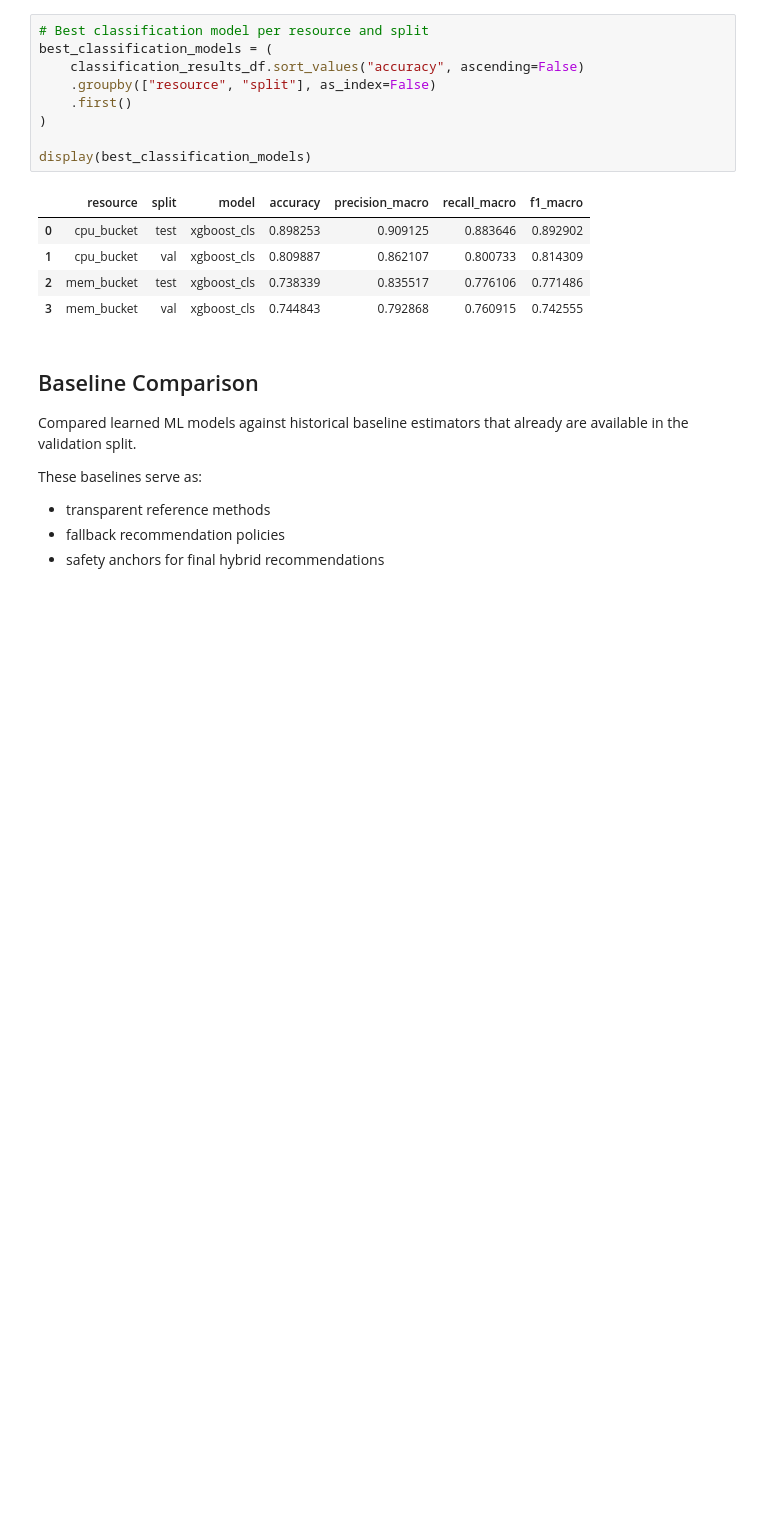
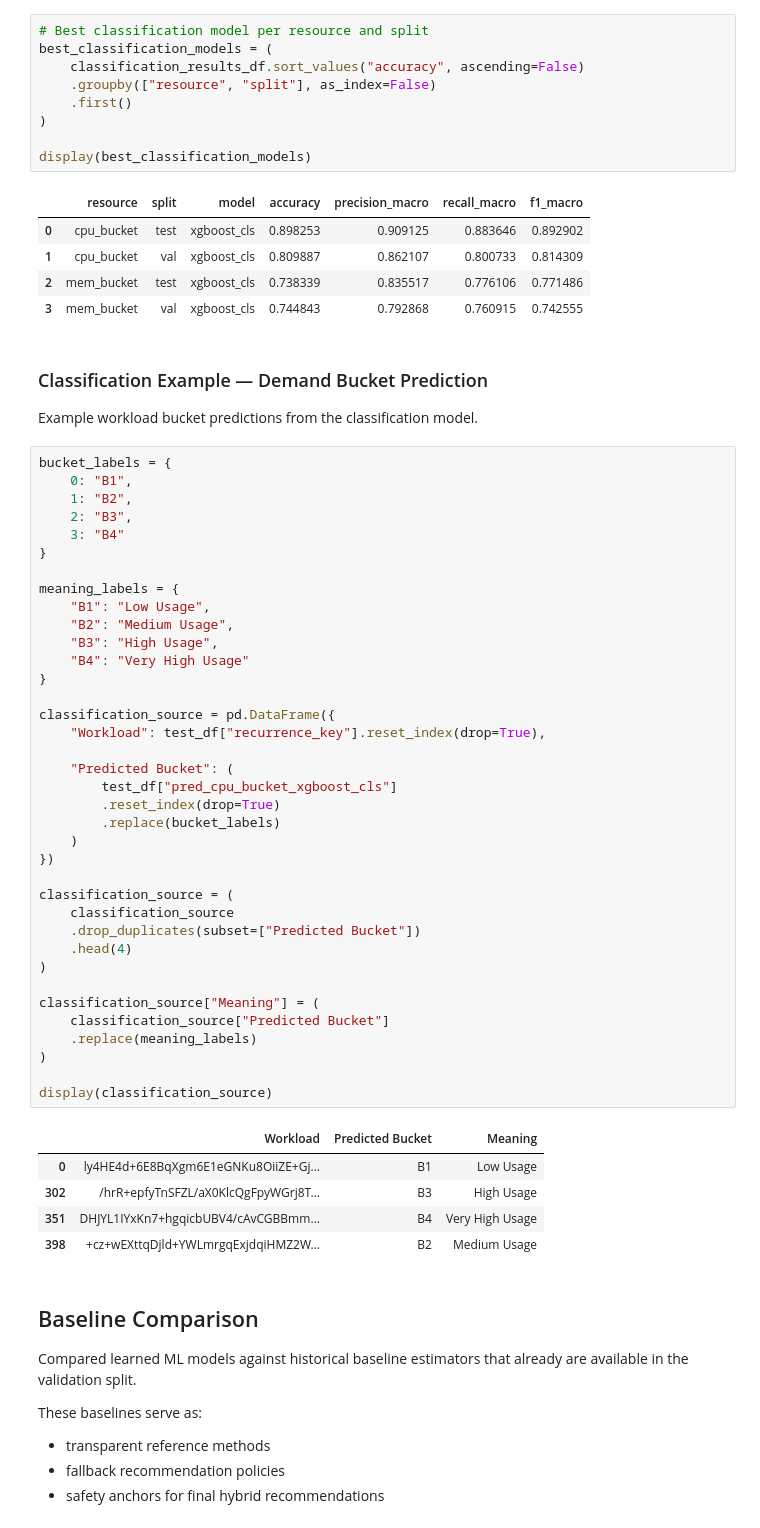
Before and after one commit to sonalilonkar1/masters-project, a Jupyter notebook: notebooks/subset/subset-05-ml-prediction.ipynb, the cells around one changed output. Drawn from its saved outputs; the diff is of its cells as text; blank space fills up the shorter version.

```diff
--- a/notebooks/subset/subset-05-ml-prediction.ipynb
+++ b/notebooks/subset/subset-05-ml-prediction.ipynb
@@ -714,6 +714,52 @@ display(best_classification_models)
 | 1 | cpu_bucket | val | xgboost_cls | 0.809887 | 0.862107 | 0.800733 | 0.814309 |
 | 2 | mem_bucket | test | xgboost_cls | 0.738339 | 0.835517 | 0.776106 | 0.771486 |
 | 3 | mem_bucket | val | xgboost_cls | 0.744843 | 0.792868 | 0.760915 | 0.742555 |
+# %% [markdown]
+### Classification Example — Demand Bucket Prediction
+Example workload bucket predictions from the classification model.
+# %%
+bucket_labels = {
+    0: "B1",
+    1: "B2",
+    2: "B3",
+    3: "B4"
+}
+
+meaning_labels = {
+    "B1": "Low Usage",
+    "B2": "Medium Usage",
+    "B3": "High Usage",
+    "B4": "Very High Usage"
+}
+
+classification_source = pd.DataFrame({
+    "Workload": test_df["recurrence_key"].reset_index(drop=True),
+
+    "Predicted Bucket": (
+        test_df["pred_cpu_bucket_xgboost_cls"]
+        .reset_index(drop=True)
+        .replace(bucket_labels)
+    )
+})
+
+classification_source = (
+    classification_source
+    .drop_duplicates(subset=["Predicted Bucket"])
+    .head(4)
+)
+
+classification_source["Meaning"] = (
+    classification_source["Predicted Bucket"]
+    .replace(meaning_labels)
+)
+
+display(classification_source)
+# %% [output]
+|  | Workload | Predicted Bucket | Meaning |
+| 0 | ly4HE4d+6E8BqXgm6E1eGNKu8OiiZE+Gj... | B1 | Low Usage |
+| 302 | /hrR+epfyTnSFZL/aX0KlcQgFpyWGrj8T... | B3 | High Usage |
+| 351 | DHJYL1IYxKn7+hgqicbUBV4/cAvCGBBmm... | B4 | Very High Usage |
+| 398 | +cz+wEXttqDjld+YWLmrgqExjdqiHMZ2W... | B2 | Medium Usage |
 # %% [markdown]
 ## Baseline Comparison
 
```
Also changed, not shown: parts of 2 cells of this notebook.
